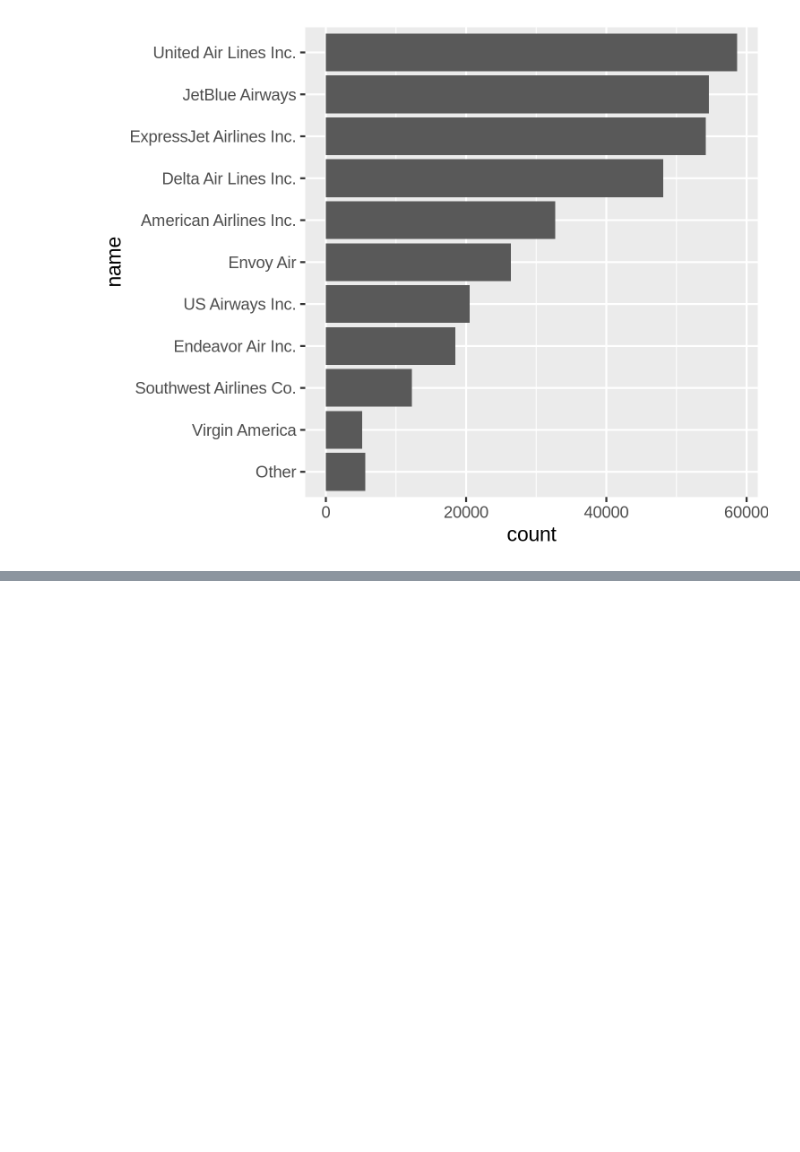
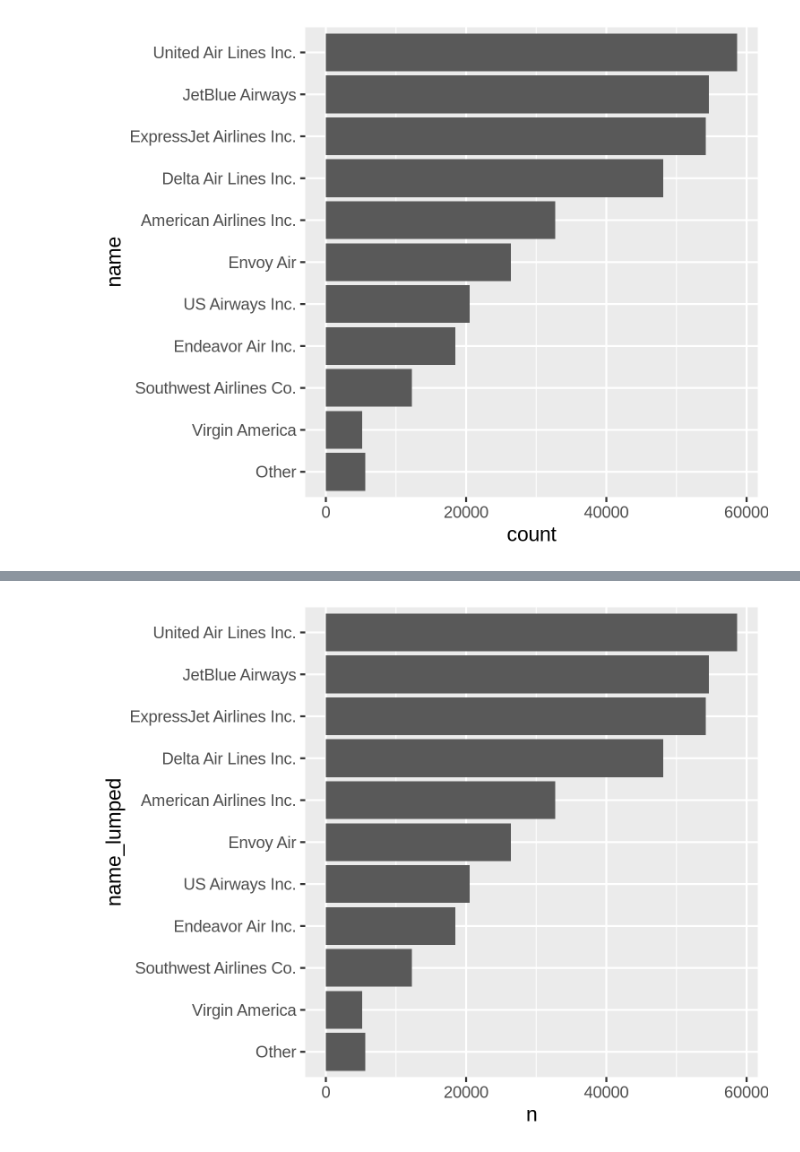
Before and after one commit to mcrzepka/BIOS512, a Jupyter notebook: In class practice/13_join_practice.ipynb, the cells around one changed output, grey strips where cells are left out. Saved outputs shown, nothing was run; the diff lists cells and outputs as text; code cells hidden in the pictures; blank space fills up the shorter version.

```diff
--- a/In class practice/13_join_practice.ipynb
+++ b/In class practice/13_join_practice.ipynb
@@ -54,0 +55,13 @@ Re-create the following figure:
+# %%
+flights3 = flights2 |>
+    mutate(name_lumped = fct_lump(name, n = 10)) |>
+    group_by(name_lumped) |>
+    summarize(n = n()) |>
+    arrange(n) |>
+    mutate(name_lumped = fct_inorder(name_lumped) |> fct_relevel('Other'))
+
+p = ggplot(flights3, aes(y = name_lumped, x = n)) + geom_col()
+
+p
+# %% [output]
+[figure, added]
```
Also changed, not shown: parts of 4 cells of this notebook, 1 other file.
